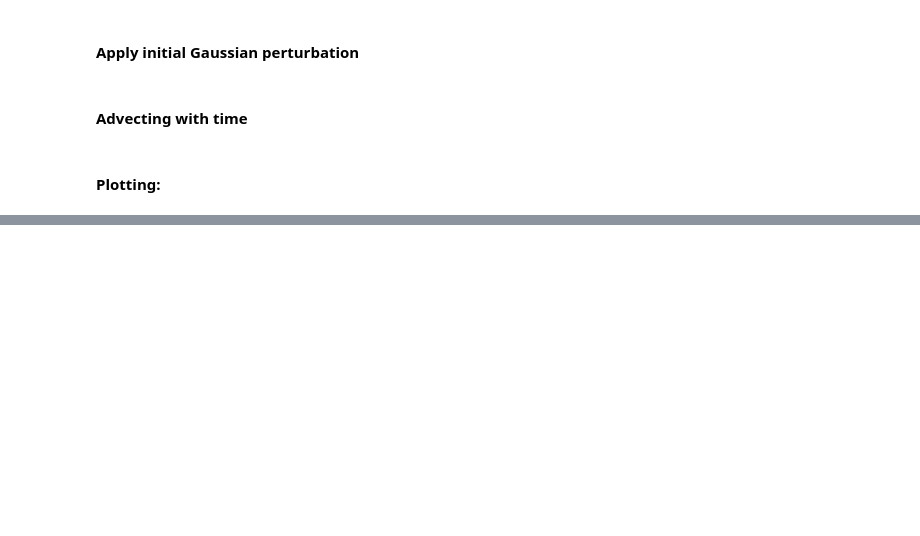
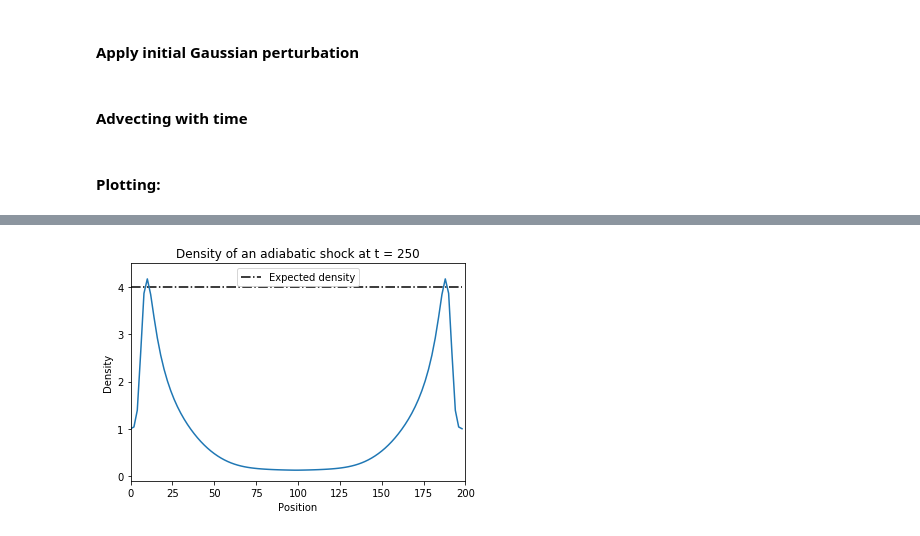
Before and after one commit to yrj08/PHYS_432_Assignment_4, a Jupyter notebook: 432-hw4-adiabatic_shock.ipynb, the cells around one changed output, grey strips where cells are left out. Drawn from its saved outputs; the diff is of its cells as text; code cells hidden in the pictures; blank space fills up the shorter version.

```diff
--- a/432-hw4-adiabatic_shock.ipynb
+++ b/432-hw4-adiabatic_shock.ipynb
@@ -39,7 +39,7 @@ import matplotlib.pyplot as plt
 #### Setting up  grid, time and grid spacing, and $c_s^2$:
 # %%
 Ngrid = 100
-Nsteps = 1000
+Nsteps = 800
 dt = 0.01
 dx = 2.0
 # %% [markdown]
@@ -61,7 +61,7 @@ sound_sp = np.zeros(Ngrid)
 # %% [markdown]
 #### Apply initial Gaussian perturbation
 # %%
-Amp, sigma = 1, Ngrid/12
+Amp, sigma = 10000, Ngrid/12
 f3 = f3 + Amp * np.exp(-(x - x.max()/2) ** 2 / sigma ** 2)
 # %% [markdown]
 #### Advecting with time
@@ -79,17 +79,24 @@ def advection(f, u, dt, dx):
 plt.ion()
 fig, ax = plt.subplots(2,1)
 
+special_density = np.zeros(Ngrid)
+special_velocity = np.zeros(Ngrid)
+
+ax[0].plot(x, np.ones(Ngrid)*4, 'k-.')
+ax[0].legend(['Expected density'])
 x1, = ax[0].plot(x, f1, 'r-')
-#x1, = ax[0].plot(x, np.ones(Ngrid)*4, 'r-.')
-x2, = ax[1].plot(x, f2, 'bo')
+x2, = ax[1].plot(x, f2, 'b-')
 
 ax[0].set_xlim([0, dx*Ngrid+1])
 ax[0].set_ylim([0, 4.5])
 ax[1].set_xlim([0, dx*Ngrid+1])
-ax[1].set_ylim([0, 20])
+ax[1].set_ylim([0, 10])
 
-ax[0].set_xlabel('x')
+ax[0].set_xlabel('Position')
+ax[1].set_xlabel('Position')
 ax[0].set_ylabel('Density')
+ax[1].set_ylabel('Mach number $\mathcal{M}$')
+ax[0].set_title('Density and Mach number of adiabatic shock')
 
 fig.canvas.draw()
 
@@ -131,10 +138,15 @@ for ct in range(Nsteps):
     pres = (2/5)*(f3 - ((f2**2)/(2*f1)))
     sound_sp = np.sqrt((5/3)*(pres/f1))#(2/3)*((f3/f1)*(f2**2/(2*f1**2)))
 
+    # "snapshot" for the two questions
+    if ct == 250:
+        special_density = f1
+        special_velocity = f2/f1
+
     # update the plot
-    ax[0].plot(x, np.ones(Ngrid)*4, 'k-.')
+    #ax[0].plot(x, np.ones(Ngrid)*4, 'k-.')
     x1.set_ydata(f1)
-    x2.set_ydata(f2/sound_sp)
+    x2.set_ydata(np.abs(f2)/sound_sp)
     fig.canvas.draw()
     plt.pause(0.001)
 # %% [output]
@@ -142,0 +159,14 @@ for ct in range(Nsteps):
+# %%
+%matplotlib inline
+
+plt.xlabel('Position')
+plt.ylabel('Density')
+plt.xlim([0,200])
+plt.ylim([-0.1,4.5])
+plt.plot(x, np.ones(Ngrid)*4, 'k-.')
+plt.plot(x, special_density)
+plt.legend(['Expected density'])
+plt.title('Density of an adiabatic shock at t = 250')
+plt.show()
+# %% [output]
+[figure, added]
```
Also changed, not shown: parts of 7 cells of this notebook.
